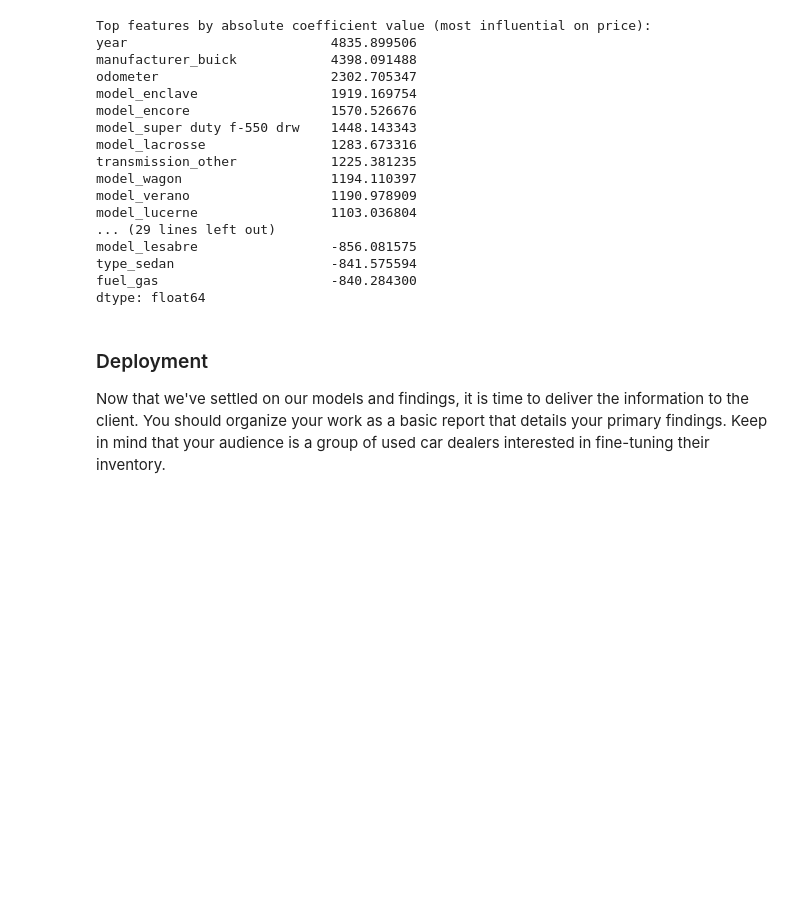
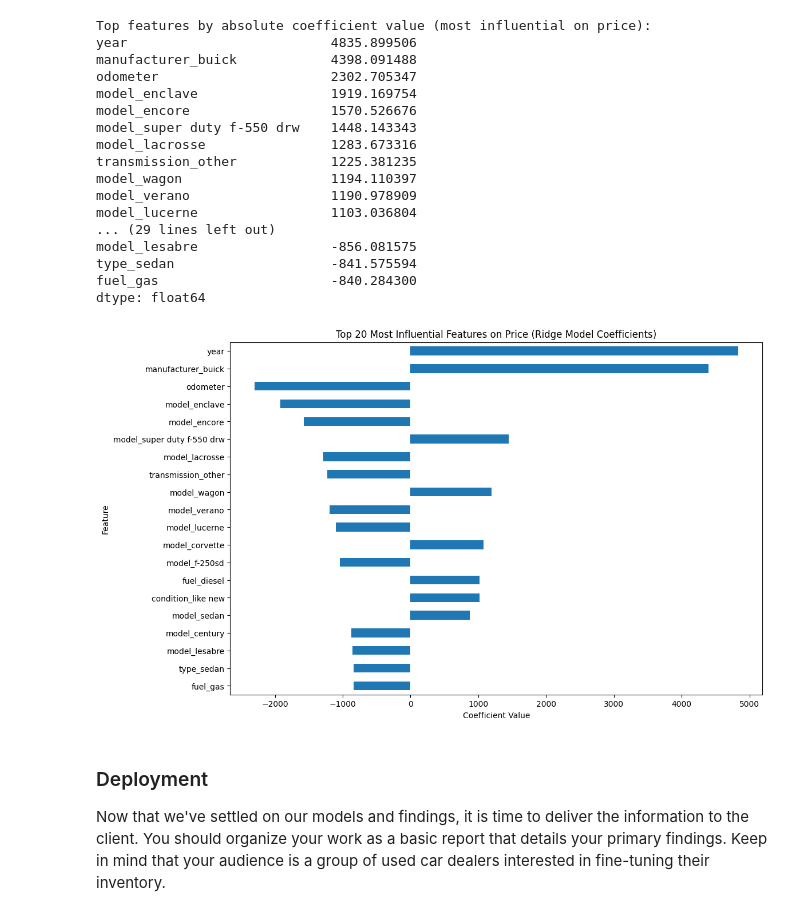
Before and after one commit to lakshmisharma17/module11, a Jupyter notebook: Module11_PracticalApplication_2.ipynb, the cells around one changed output. Cells and saved outputs as stored; diff of their text form; code cells hidden in the pictures; blank space fills up the shorter version.

```diff
--- a/Module11_PracticalApplication_2.ipynb
+++ b/Module11_PracticalApplication_2.ipynb
@@ -451,6 +494,21 @@ model_lesabre                 -856.081575
 type_sedan                    -841.575594
 fuel_gas                      -840.284300
 dtype: float64
+# %%
+#Visualizing Feature Importance:
+# We already calculated the coefficients of the best model. We can now
+# create a bar plot to visualize the magnitude of the top coefficients,
+# showing which features have the biggest impact on price.
+
+plt.figure(figsize=(12, 8))
+coef_series.loc[sorted_coef.index].head(20).plot(kind='barh')
+plt.title('Top 20 Most Influential Features on Price (Ridge Model Coefficients)')
+plt.xlabel('Coefficient Value')
+plt.ylabel('Feature')
+plt.gca().invert_yaxis() # Display the highest absolute coefficients at the top
+plt.show()
+# %% [output]
+[figure, added]
 # %% [markdown]
 ### Deployment
 
```
Also changed, not shown: parts of 13 cells of this notebook.
